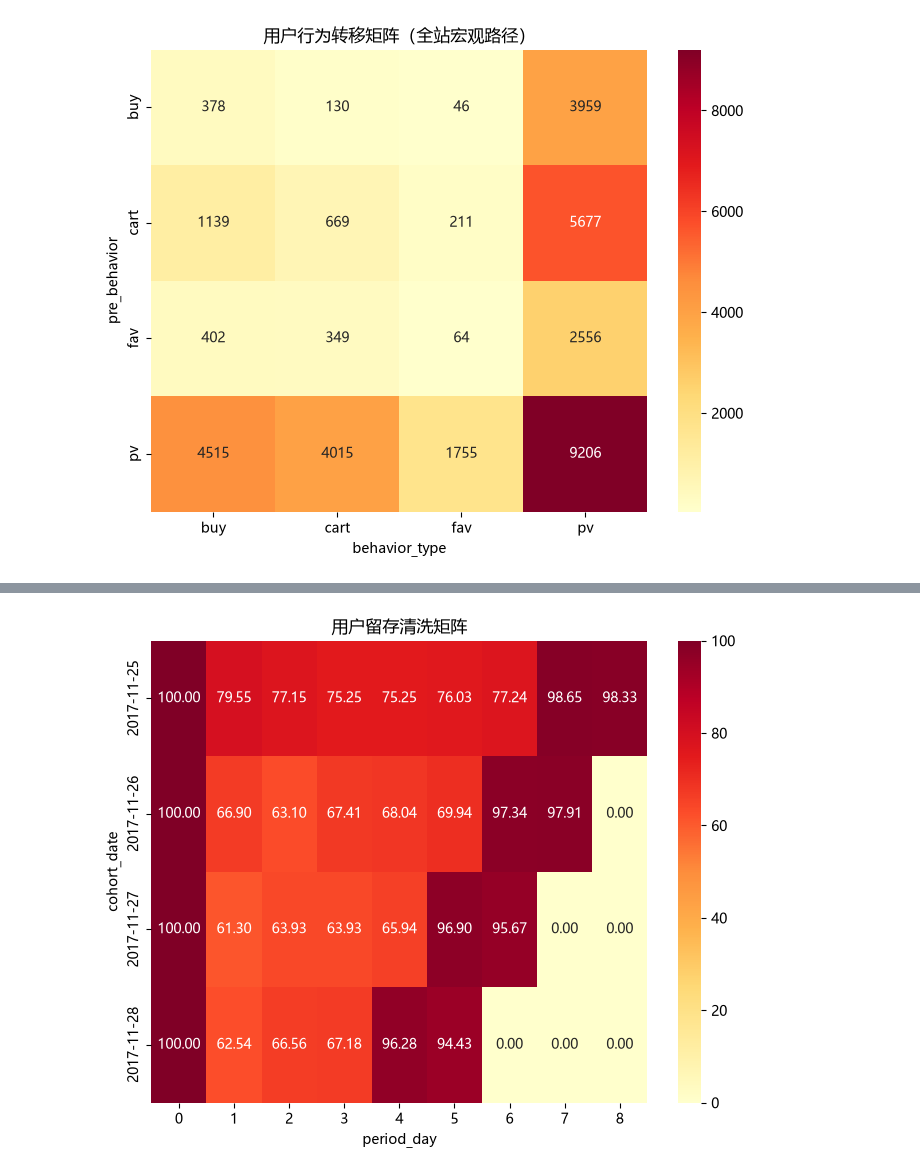
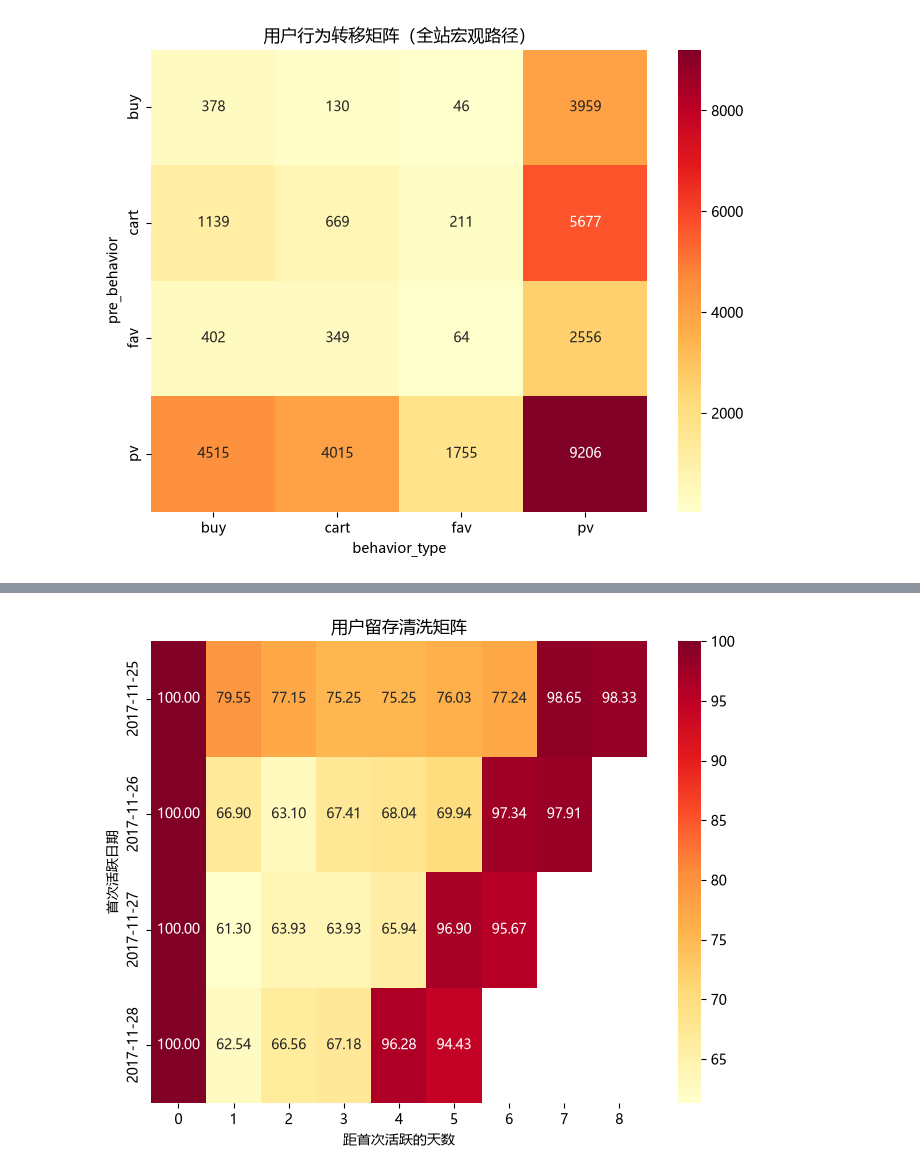
Before and after one commit to xbacm/taobao_analysis, a Jupyter notebook: test.ipynb, the cells around one changed output, grey strips where cells are left out. Drawn from its saved outputs; the diff is of its cells as text; code cells hidden in the pictures.

```diff
--- a/test.ipynb
+++ b/test.ipynb
@@ -4,8 +4,23 @@ from sqlalchemy import create_engine
 import matplotlib.pyplot as plt
 import matplotlib.font_manager as fm
 import seaborn as sns
+import numpy as np
+import os
+from dotenv import load_dotenv
+
+load_dotenv('密码.env') # 加载 .env 文件
+
+# 动态拼接连接字符串，再也不暴露密码
+db_user = os.getenv("MYSQL_USER")
+db_password = os.getenv("MYSQL_PASSWORD")
+db_host = os.getenv("MYSQL_HOST")
+db_port = os.getenv("MYSQL_PORT")
+db_name = os.getenv("MYSQL_DB")
+
+engine= create_engine(f'mysql+pymysql://{db_user}:{db_password}@{db_host}:{db_port}/{db_name}')
+
 # 1. 建立连接（注意格式）
-engine = create_engine('mysql+pymysql://root:xuebi114514@localhost:3306/taobao')
+
 
 # 2. 查询采样表（先只拉 10000 行试水，千万别拉全量）
 sql = "SELECT * FROM user_behavior_sample LIMIT 10000"
@@ -205,40 +220,64 @@ cohort_matrix = cohort_counts.pivot_table(
     fill_value=0
 ).astype(int)
 
-# 3. 计算留存率（每一行除以该行的第0天人数）
-cohort_size = cohort_matrix.iloc[:, 0] # 提取第0天作为分母
-print(cohort_size)
-retention_matrix = cohort_matrix.div(cohort_size, axis=0) * 100
-retention_matrix=round(retention_matrix,2)
+# 1. 数据实际观察截止日期
+data_end = pd.Timestamp('2017-12-03')
 
+# 2. 提取 Day 0 用户数，作为留存率分母
+# 明确指定第 0 天，比默认取第一列更稳妥
+cohort_size = cohort_matrix[0]
+
+# 3. 复制计数矩阵，并将未来尚未观测到的周期设为 NaN
+cohort_matrix_observed = cohort_matrix.astype(float).copy()
+
+for cohort_date in cohort_matrix_observed.index:
+    max_observed_period = (
+        data_end - pd.Timestamp(cohort_date).normalize()
+    ).days
+
+    future_periods = (
+        cohort_matrix_observed.columns > max_observed_period
+    )
+
+    cohort_matrix_observed.loc[
+        cohort_date, future_periods
+    ] = np.nan
+
+# 4. 计算完整 Cohort 矩阵的留存率
+retention_matrix = (
+    cohort_matrix_observed.div(cohort_size, axis=0) * 100
+).round(2)
+
+# 5. 筛选 Day 0 用户数超过 300 的 Cohort
 min_cohort_size = 300
+keep_cohorts = cohort_size > min_cohort_size
 
-cohort_matrix_clean = cohort_matrix[
-    cohort_size > min_cohort_size
-]
-cohort_size_clean = cohort_matrix_clean.iloc[:,0]
-retention_matrix_clean=cohort_matrix_clean.div(cohort_size_clean,axis=0)*100
-retention_matrix_clean=round(retention_matrix_clean,2)
+cohort_matrix_clean = cohort_matrix_observed.loc[keep_cohorts]
+cohort_size_clean = cohort_size.loc[keep_cohorts]
 
+# 6. 计算筛选后 Cohort 的留存率
+retention_matrix_clean = (
+    cohort_matrix_clean.div(cohort_size_clean, axis=0) * 100
+).round(2)
+
+# 7. 绘图：屏蔽尚未观测到的周期
 def plot_retention(matrix, title):
-    plt.figure(figsize=(8,6))
+    plt.figure(figsize=(8, 6))
+
     sns.heatmap(
         matrix,
+        mask=matrix.isna(),
         annot=True,
         fmt='.2f',
         cmap='YlOrRd'
     )
+
     plt.title(title)
+    plt.xlabel('距首次活跃的天数')
+    plt.ylabel('首次活跃日期')
     plt.show()
 
 
-plot_retention(
-    retention_matrix,
-    '用户留存矩阵'
-)
-
-plot_retention(
-    retention_matrix_clean,
-    '用户留存清洗矩阵'
-)
+plot_retention(retention_matrix, '用户留存矩阵')
+plot_retention(retention_matrix_clean, '用户留存清洗矩阵')
 # %% [output]
@@ -255 +285 @@ Name: 0, dtype: int64
-[figure, old version]
+[figure, new version]
```
Also changed, not shown: parts of 1 cell of this notebook, 4 other files.
